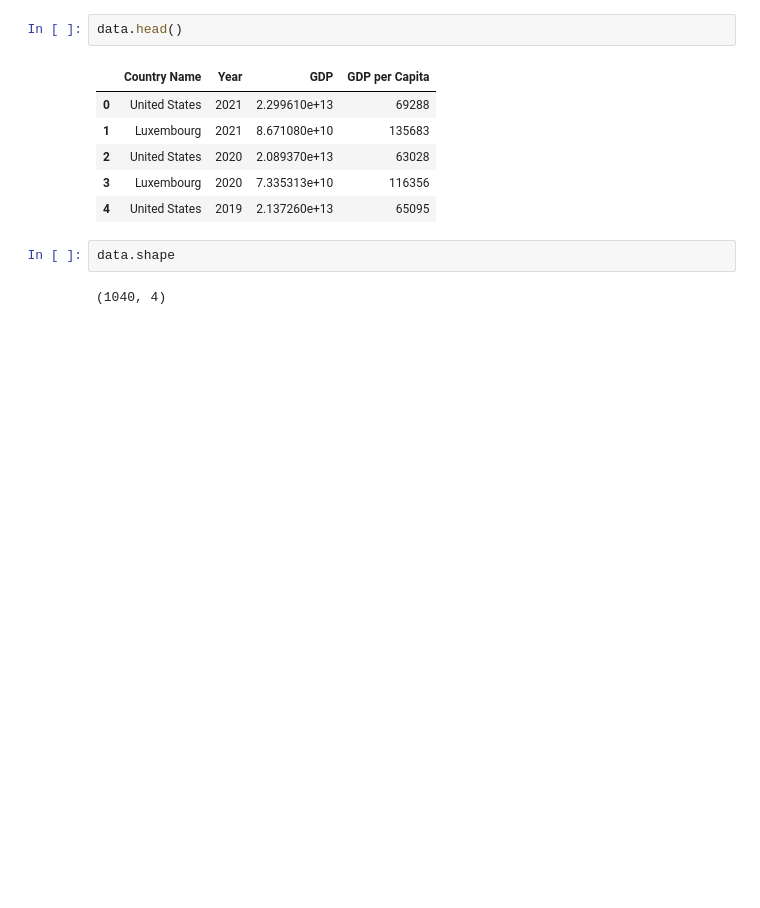
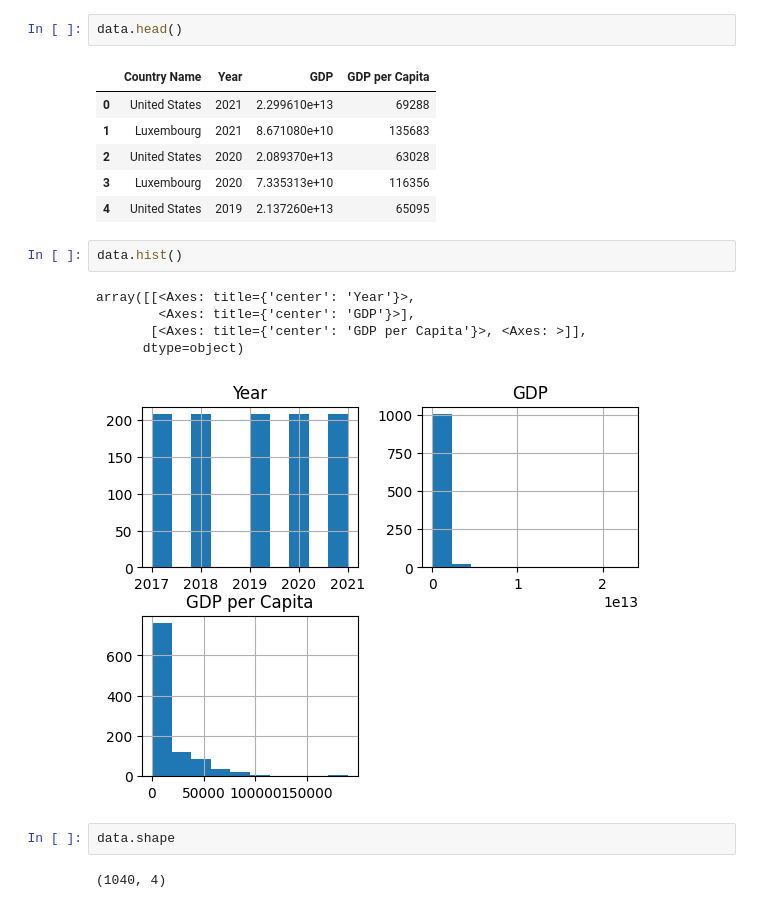
Before and after one commit to MoAly7yaei/RihalIntern, a Jupyter notebook: Regression/notebook_2.ipynb, the cells around one changed output. Drawn from its saved outputs; the diff is of its cells as text; blank space fills up the shorter version.

```diff
--- a/Regression/notebook_2.ipynb
+++ b/Regression/notebook_2.ipynb
@@ -13,6 +14,14 @@ data.head()
 | 2 | United States | 2020 | 2.089370e+13 | 63028 |
 | 3 | Luxembourg | 2020 | 7.335313e+10 | 116356 |
 | 4 | United States | 2019 | 2.137260e+13 | 65095 |
+# %%
+data.hist()
+# %% [output]
+array([[<Axes: title={'center': 'Year'}>,
+        <Axes: title={'center': 'GDP'}>],
+       [<Axes: title={'center': 'GDP per Capita'}>, <Axes: >]],
+      dtype=object)
+[figure, added]
 # %%
 data.shape
 # %% [output]
```
Also changed, not shown: parts of 44 cells of this notebook.
